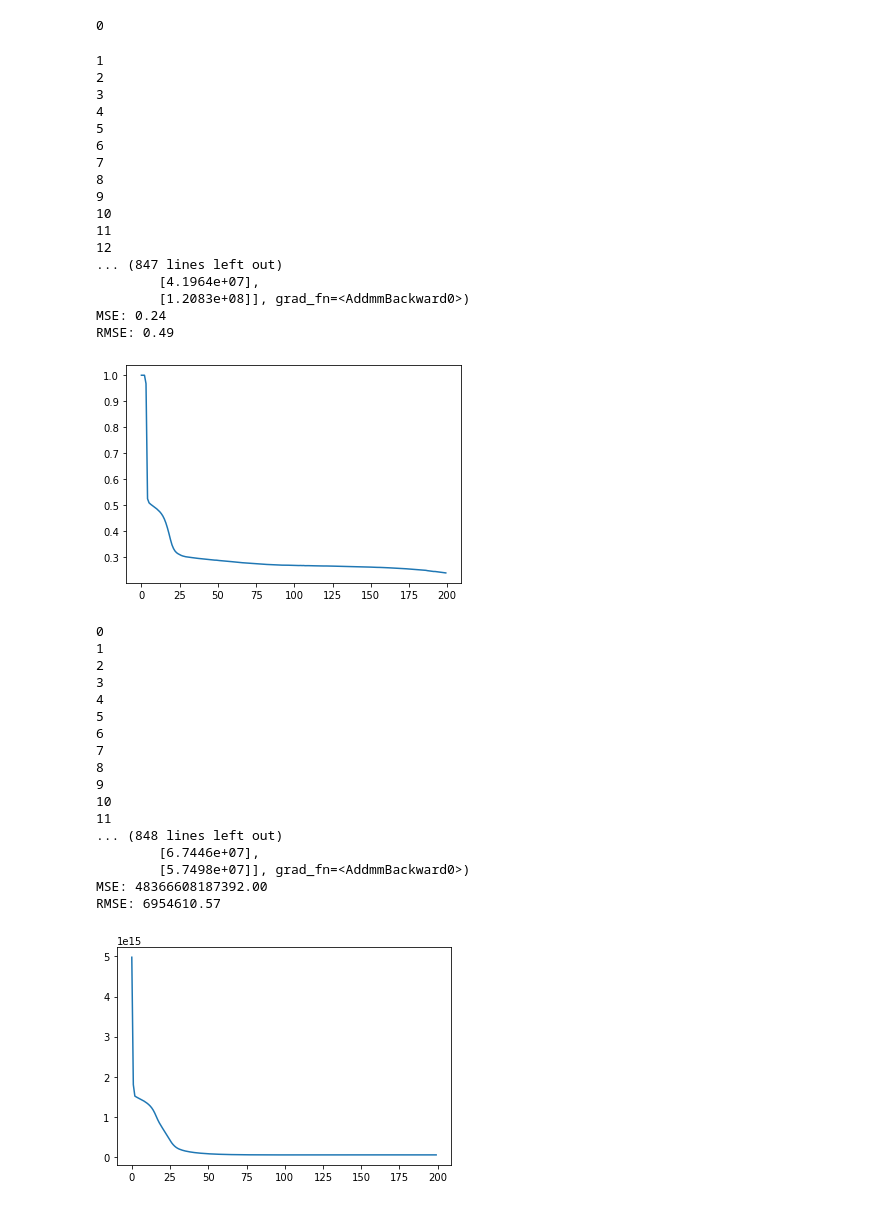
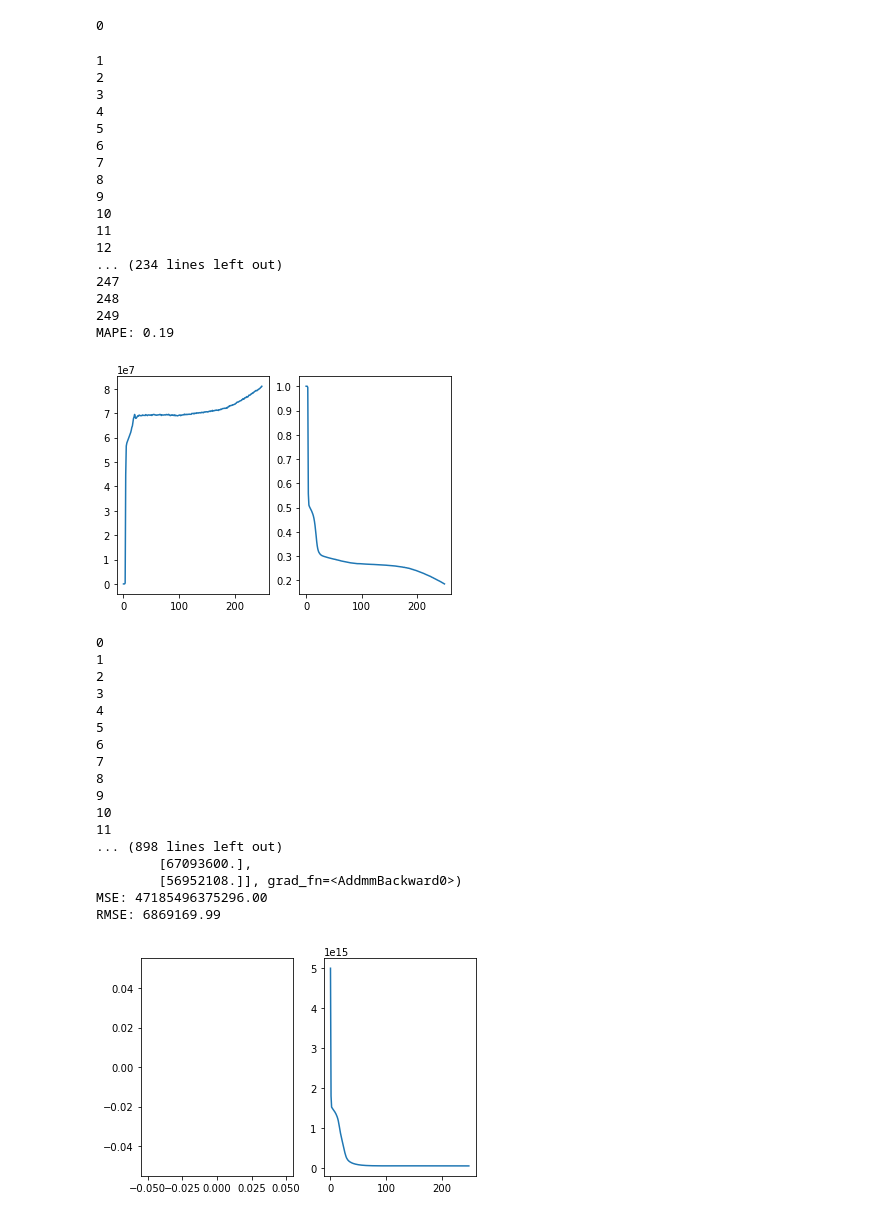
Before and after one commit to Nicklelodeon/Forecasters, a Jupyter notebook: src/ML.ipynb, the cells around one changed output. Cells and saved outputs as stored; diff of their text form; code cells hidden in the pictures.

```diff
--- a/src/ML.ipynb
+++ b/src/ML.ipynb
@@ -87,8 +84,7 @@ for epoch in range(n_epochs):
     # evaluate accuracy at end of each epoch
     model.eval()
     y_pred = model(X_test)
-    print("y_pred: " + str(y_pred))
-    predictions.append(y_pred.int())
+    predictions.append(np.mean(y_pred.detach().numpy()))
     mse = loss_fn(y_pred, y_test)
     mse = float(mse)
     history.append(mse)
@@ -99,11 +95,13 @@ for epoch in range(n_epochs):
 # restore model and return best accuracy
 model.load_state_dict(best_weights)
 new_pred = model(X_test)
-print(new_pred)
 print("MSE: %.2f" % best_mse)
 print("RMSE: %.2f" % np.sqrt(best_mse))
+plt.subplot(1, 2, 1)
+plt.plot(predictions)
+plt.subplot(1, 2, 2)
 plt.plot(history)
-plt.plot(predictions)
+
 plt.show()
 # %% [output]
 0
@@ -198,7 +196,7 @@ for epoch in range(n_epochs):
     # evaluate accuracy at end of each epoch
     model.eval()
     y_pred = model(X_test)
-    predictions.append(y_pred)
+    predictions.append(np.mean(y_pred.detach().numpy()))
     mse = loss_fn(y_pred, y_test)
     mse = float(mse)
     history.append(mse)
@@ -209,11 +207,11 @@ for epoch in range(n_epochs):
 # restore model and return best accuracy
 model.load_state_dict(best_weights)
 new_pred = model(X_test)
-print(new_pred)
-print("MSE: %.2f" % best_mse)
-print("RMSE: %.2f" % np.sqrt(best_mse))
+print("MAE: %.2f" % best_mse)
+plt.subplot(1, 2, 1)
+plt.plot(predictions)
+plt.subplot(1, 2, 2)
 plt.plot(history)
-plt.plot(predictions)
 plt.show()
 # %% [output]
 0
@@ -309,44 +307,44 @@ for epoch in range(n_epochs):
             bar.set_postfix(mse=float(loss))
     # evaluate accuracy at end of each epoch
     model.eval()
     y_pred = model(X_test)
-    predictions.append(y_pred)
+    predictions.append(np.mean(y_pred.detach().numpy()))
     mse = loss_fn(y_pred, y_test)
     mse = float(mse)
     history.append(mse)
     if mse < best_mse:
         best_mse = mse
         best_weights = copy.deepcopy(model.state_dict())
 
 # restore model and return best accuracy
 model.load_state_dict(best_weights)
 new_pred = model(X_test)
-print(new_pred)
-print("MSE: %.2f" % best_mse)
-print("RMSE: %.2f" % np.sqrt(best_mse))
+print("MAPE: %.2f" % best_mse)
+plt.subplot(1, 2, 1)
+plt.plot(predictions)
+plt.subplot(1, 2, 2)
 plt.plot(history)
-plt.plot(predictions)
 plt.show()
 # %% [output]
 0
 1
 2
 3
 4
 5
 6
 7
 8
 9
 10
 11
 12
-... (847 lines left out)
-        [4.1964e+07],
-        [1.2083e+08]], grad_fn=<AddmmBackward0>)
-MSE: 0.24
-RMSE: 0.49
+... (234 lines left out)
+247
+248
+249
+MAPE: 0.19
-[figure, old version]
+[figure, new version]
 # %%
 data = pd.read_csv("./144_car_data.csv")
 
@@ -395,6 +393,7 @@ batch_start = torch.arange(0, len(X_train), batch_size)
 best_mse = np.inf   # init to infinity
 best_weights = None
 history = []
+predictions = []
 
 for epoch in range(n_epochs):
     print(epoch)
@@ -431,6 +430,9 @@ new_pred = model(X_test)
 print(new_pred)
 print("MSE: %.2f" % best_mse)
 print("RMSE: %.2f" % np.sqrt(best_mse))
+plt.subplot(1, 2, 1)
+plt.plot(predictions)
+plt.subplot(1, 2, 2)
 plt.plot(history)
 plt.show()
 # %% [output]
@@ -446,12 +448,12 @@ plt.show()
 9
 10
 11
-... (848 lines left out)
-        [6.7446e+07],
-        [5.7498e+07]], grad_fn=<AddmmBackward0>)
-MSE: 48366608187392.00
-RMSE: 6954610.57
+... (898 lines left out)
+        [67093600.],
+        [56952108.]], grad_fn=<AddmmBackward0>)
+MSE: 47185496375296.00
+RMSE: 6869169.99
-[figure, old version]
+[figure, new version]
 # %%
 data = pd.read_csv("./144_car_data.csv")
 
```
Also changed, not shown: parts of 5 cells of this notebook, 1 other file.
